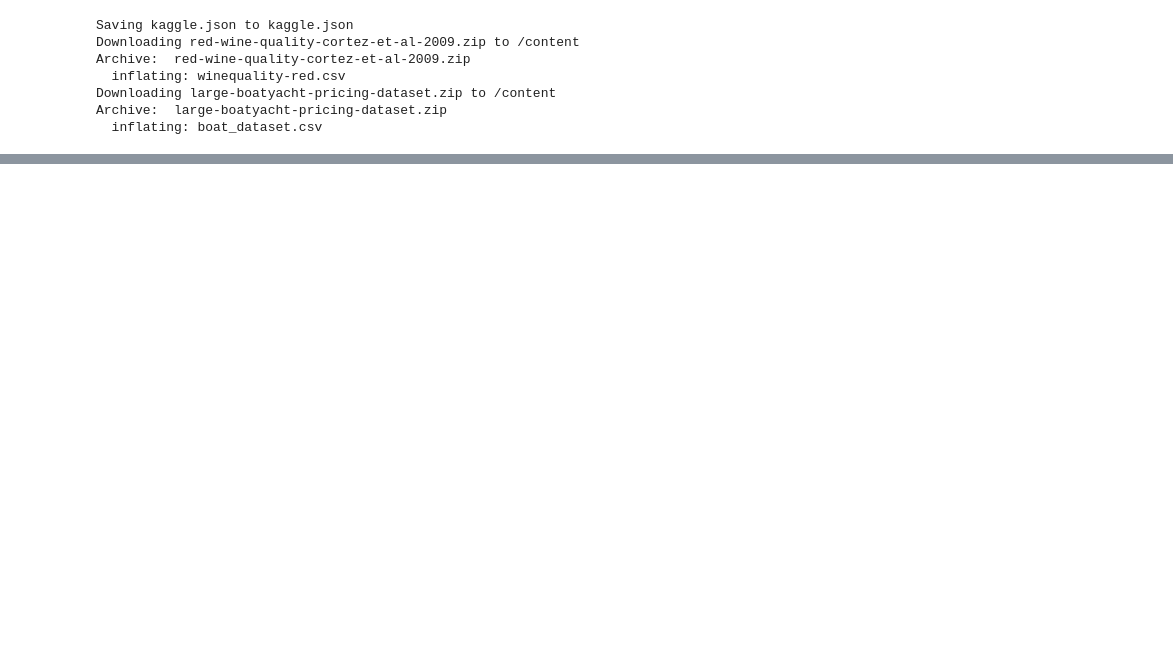
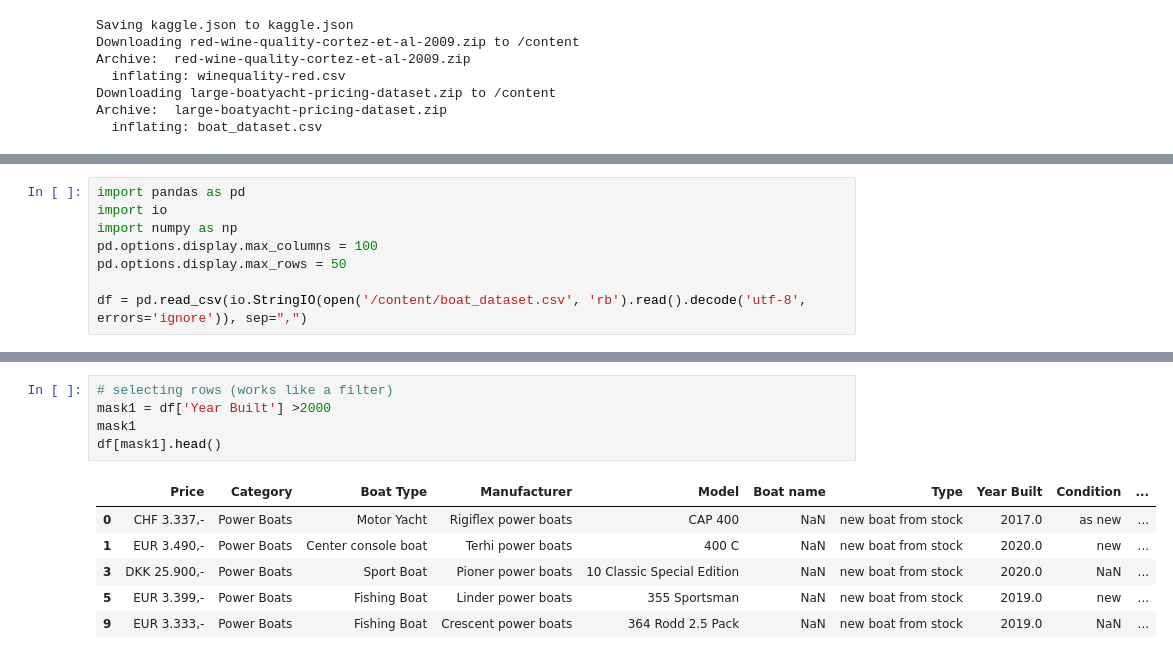
Before and after one commit to MattPfeiffer85/OVFAcadamy, a Jupyter notebook: NewCode.ipynb, the cells around one changed output, grey strips where cells are left out. Drawn from its saved outputs; the diff is of its cells as text; blank space fills up the shorter version.

```diff
--- a/NewCode.ipynb
+++ b/NewCode.ipynb
@@ -168,0 +33,8 @@ last_list
+# %%
+import pandas as pd
+import io
+import numpy as np
+pd.options.display.max_columns = 100
+pd.options.display.max_rows = 50
+
+df = pd.read_csv(io.StringIO(open('/content/boat_dataset.csv', 'rb').read().decode('utf-8', errors='ignore')), sep=",")
@@ -168,0 +150,12 @@ last_list
+# %%
+# selecting rows (works like a filter)
+mask1 = df['Year Built'] >2000
+mask1
+df[mask1].head()
+# %% [output]
+|  | Price | Category | Boat Type | Manufacturer | Model | Boat name | Type | Year Built | Condition | ... |
+| 0 | CHF 3.337,- | Power Boats | Motor Yacht | Rigiflex power boats | CAP 400 | NaN | new boat from stock | 2017.0 | as new | ... |
+| 1 | EUR 3.490,- | Power Boats | Center console boat | Terhi power boats | 400 C | NaN | new boat from stock | 2020.0 | new | ... |
+| 3 | DKK 25.900,- | Power Boats | Sport Boat | Pioner power boats | 10 Classic Special Edition | NaN | new boat from stock | 2020.0 | NaN | ... |
+| 5 | EUR 3.399,- | Power Boats | Fishing Boat | Linder power boats | 355 Sportsman | NaN | new boat from stock | 2019.0 | new | ... |
+| 9 | EUR 3.333,- | Power Boats | Fishing Boat | Crescent power boats | 364 Rodd 2.5 Pack | NaN | new boat from stock | 2019.0 | NaN | ... |
```
Also changed, not shown: parts of 28 cells of this notebook.
